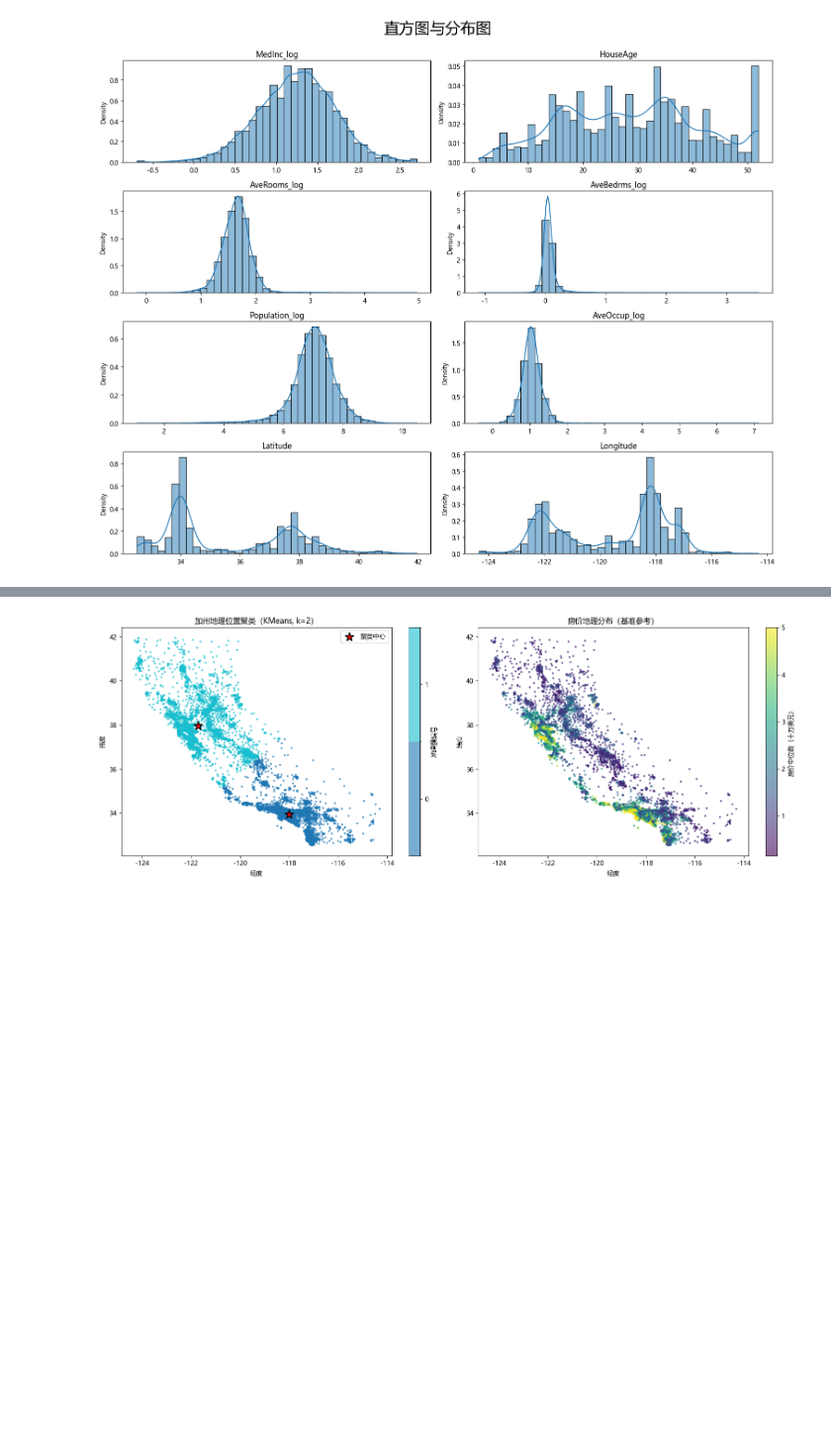
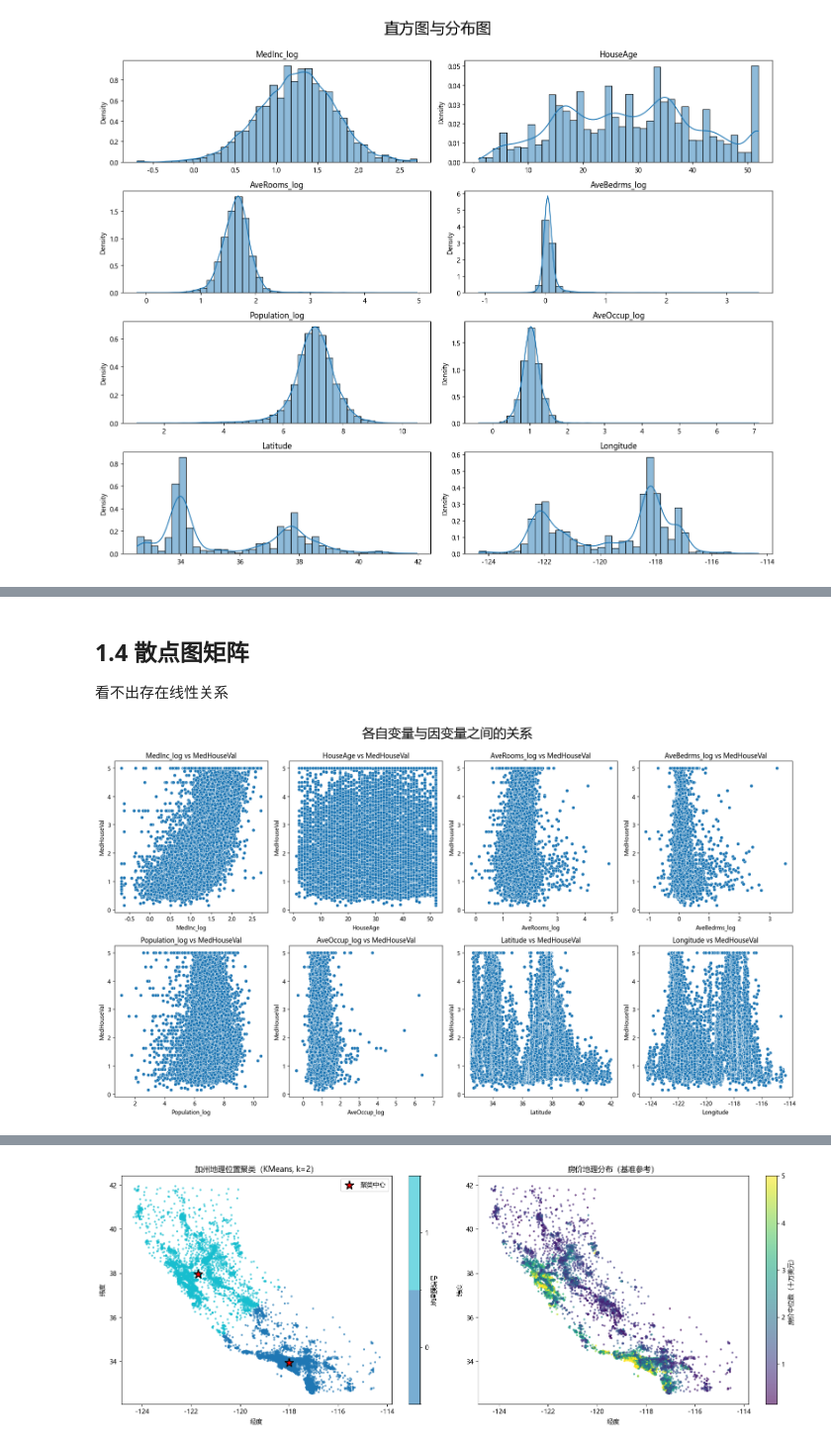
Before and after one commit to chayitian/analyze_california_housing, a Jupyter notebook: analyze/0Analyze_v1.ipynb, the cells around one changed output, grey strips where cells are left out. Shown at 99% size. Cells and saved outputs as stored; diff of their text form; code cells hidden in the pictures; blank space fills up the shorter version.

```diff
--- a/analyze/0Analyze_v1.ipynb
+++ b/analyze/0Analyze_v1.ipynb
@@ -84 +102,16 @@ plt.show()
+# %% [markdown]
+## 1.4 散点图矩阵
+看不出存在线性关系
+# %%
+fig, axes = plt.subplots(nrows=2, ncols=4, figsize=(18,10))
+axes = axes.flatten()
+for idx, col in enumerate(X_process.columns):
+    sns.scatterplot(data=X_process, x=col, y=Y['MedHouseVal'], ax=axes[idx])
+    axes[idx].set_title(f"{col} vs MedHouseVal")
+    axes[idx].set_xlabel(col)
+plt.suptitle(t="各自变量与因变量之间的关系", y=1, fontsize=24)
+plt.tight_layout()
+plt.show()
+# %% [output]
+[figure, added]
 # %% [markdown]
```
Also changed, not shown: parts of 23 cells of this notebook, 2 other files.
